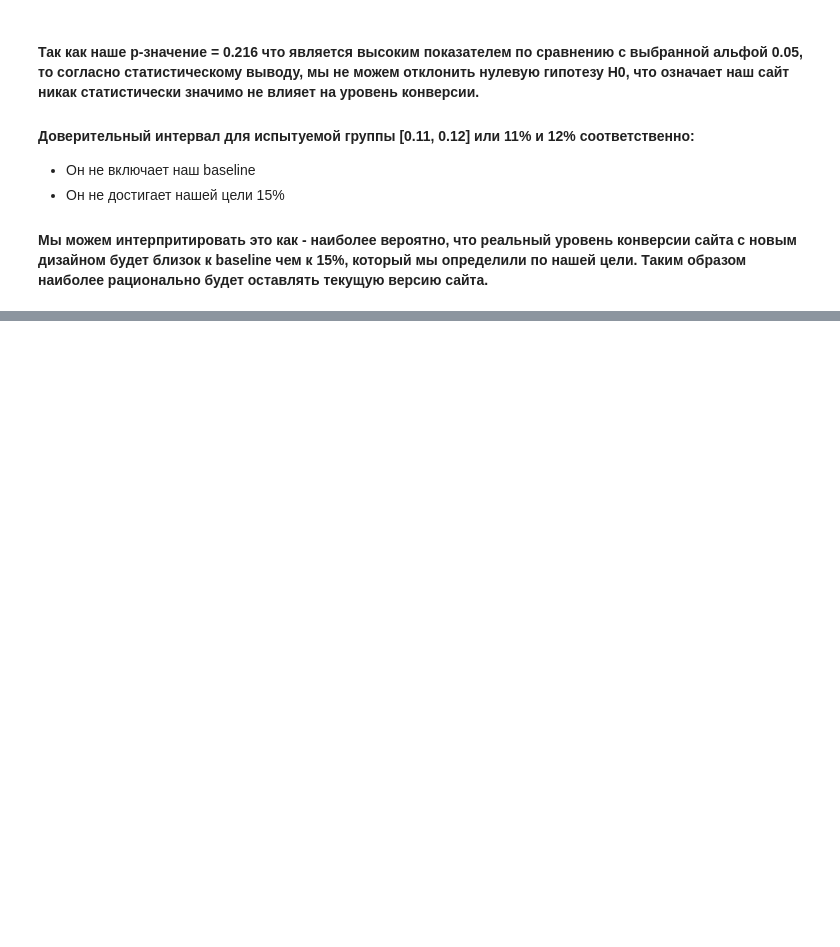
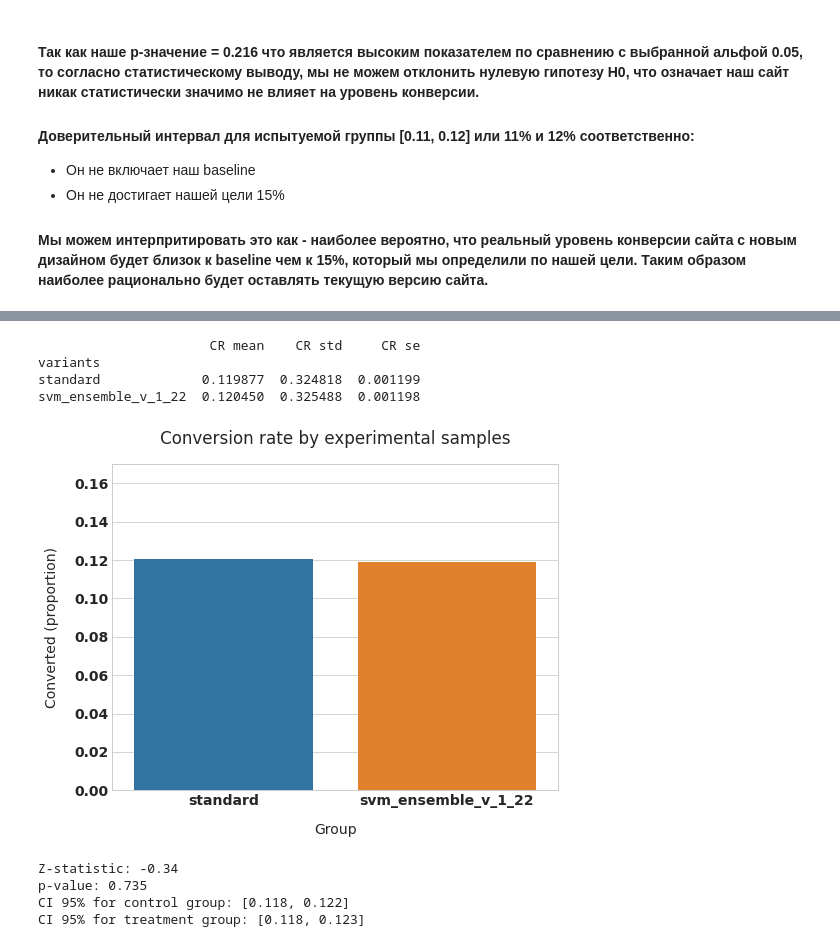
Before and after one commit to SergeyMikhalcov/It_Academy_DS_HW, a Jupyter notebook: Module2/ab_test_inference/ab_test_inference_solution.ipynb, the cells around one changed output, grey strips where cells are left out. Saved outputs shown, nothing was run; the diff lists cells and outputs as text; code cells hidden in the pictures; blank space fills up the shorter version.

```diff
--- a/Module2/ab_test_inference/ab_test_inference_solution.ipynb
+++ b/Module2/ab_test_inference/ab_test_inference_solution.ipynb
@@ -142,0 +220,13 @@ CI 95% for treatment group: [0.117, 0.121]
+# %%
+registered_users_df = users_df[users_df['user_type']=='registered_user']
+make_ab_test(registered_users_df, 'variants', 'converted')
+# %% [output]
+                      CR mean    CR std     CR se
+variants
+standard             0.119877  0.324818  0.001199
+svm_ensemble_v_1_22  0.120450  0.325488  0.001198
+[figure, added]
+Z-statistic: -0.34
+p-value: 0.735
+CI 95% for control group: [0.118, 0.122]
+CI 95% for treatment group: [0.118, 0.123]
```
Also changed, not shown: parts of 6 cells of this notebook, 1 other file.
